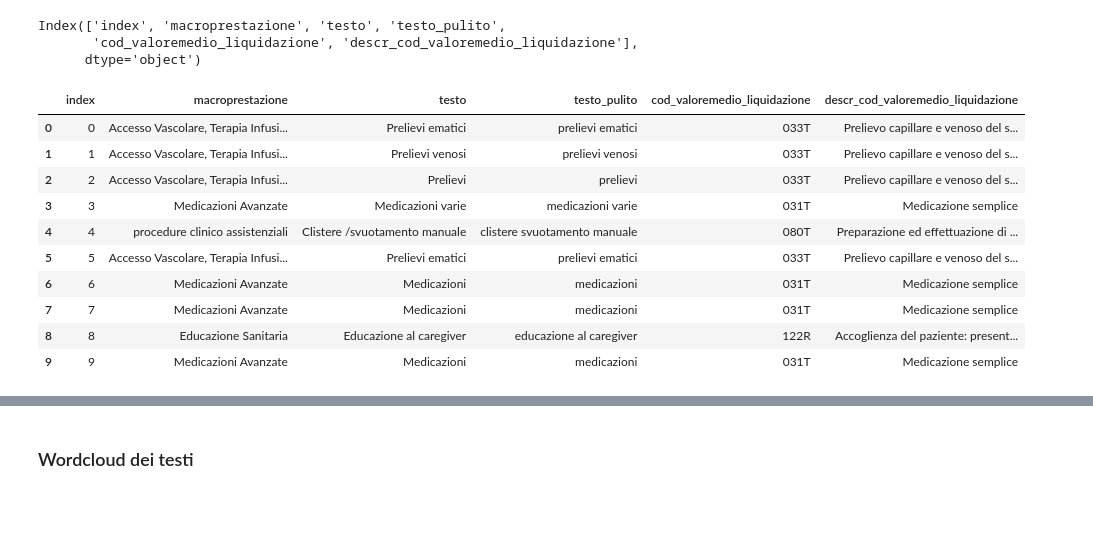
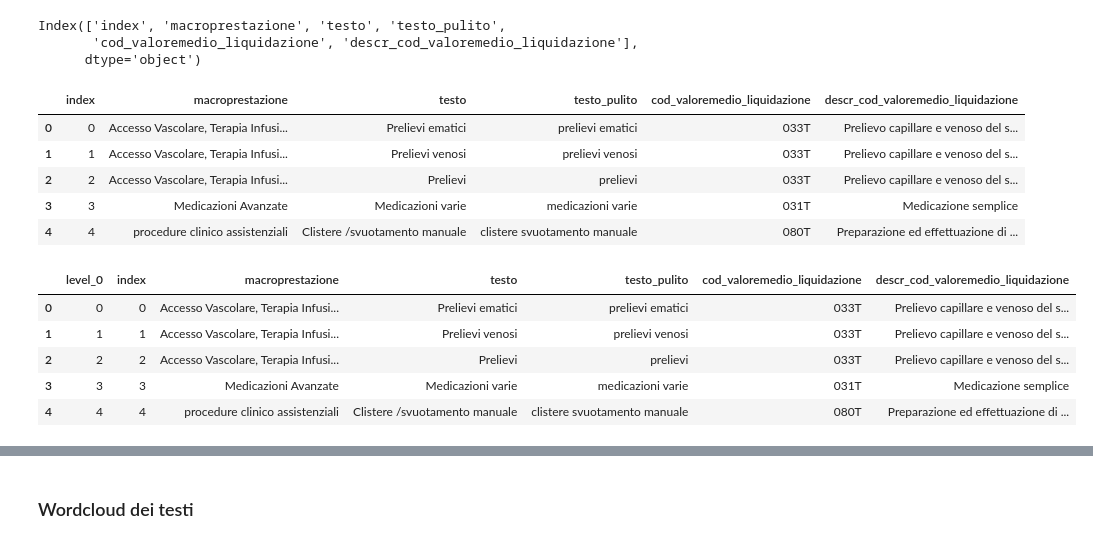
Before and after one commit to istat-methodology/fnopi-classification, a Jupyter notebook: FNOPI.ipynb, the cells around one changed output, grey strips where cells are left out. Cells and saved outputs as stored; diff of their text form; code cells hidden in the pictures; blank space fills up the shorter version.

```diff
--- a/FNOPI.ipynb
+++ b/FNOPI.ipynb
@@ -18,18 +9,2 @@ import platform
 def is_running_on_azure():
     return "AML_CloudName" in os.environ
-# %%
-import requests
-
-if is_running_on_azure() is True:
-    url = url+"Macroprestazioni_infermieristiche.xlsx?" + sas_token
-
-    response = requests.get(url)
-    if response.status_code == 200:
-        with open("Macroprestazioni_infermieristiche.xlsx", "wb") as f:
-            f.write(response.content)
-        print("Download completato.")
-        df_prestazioni_inf = pd.read_excel("Macroprestazioni_infermieristiche.xlsx")
-    else:
-        print(f"Errore: {response.status_code}")
-else:
-    df_prestazioni_inf = pd.read_excel("dataset/Macroprestazioni_infermieristiche.xlsx")
@@ -37,0 +11,11 @@ Download completato.
+# %%
+if is_running_on_azure() is True:
+    from azure.ai.ml import MLClient
+    from azure.identity import DefaultAzureCredential
+
+    ml_client = MLClient.from_config(credential=DefaultAzureCredential())
+    data_asset = ml_client.data.get("fnopi", version="1")
+
+    df_prestazioni_inf = pd.read_excel(data_asset.path+"Macroprestazioni_infermieristiche.xlsx")
+else:
+    df_prestazioni_inf = pd.read_excel("dataset/Macroprestazioni_infermieristiche.xlsx")
@@ -184,18 +186,24 @@ df_merge.columns
 Index(['index', 'macroprestazione', 'testo', 'testo_pulito',
        'cod_valoremedio_liquidazione', 'descr_cod_valoremedio_liquidazione'],
       dtype='object')
+# %%
+df_merge.head(5)
+# %% [output]
+|  | index | macroprestazione | testo | testo_pulito | cod_valoremedio_liquidazione | descr_cod_valoremedio_liquidazione |
+| 0 | 0 | Accesso Vascolare, Terapia Infusi... | Prelievi ematici | prelievi ematici | 033T | Prelievo capillare e venoso del s... |
+| 1 | 1 | Accesso Vascolare, Terapia Infusi... | Prelievi venosi | prelievi venosi | 033T | Prelievo capillare e venoso del s... |
+| 2 | 2 | Accesso Vascolare, Terapia Infusi... | Prelievi | prelievi | 033T | Prelievo capillare e venoso del s... |
+| 3 | 3 | Medicazioni Avanzate | Medicazioni varie | medicazioni varie | 031T | Medicazione semplice |
+| 4 | 4 | procedure clinico assistenziali | Clistere /svuotamento manuale | clistere svuotamento manuale | 080T | Preparazione ed effettuazione di ... |
+# %%
+df_merge.reset_index(inplace=True)
 # %%
-df_merge.head(10)
+df_merge.head()
 # %% [output]
-|  | index | macroprestazione | testo | testo_pulito | cod_valoremedio_liquidazione | descr_cod_valoremedio_liquidazione |
-| 0 | 0 | Accesso Vascolare, Terapia Infusi... | Prelievi ematici | prelievi ematici | 033T | Prelievo capillare e venoso del s... |
-| 1 | 1 | Accesso Vascolare, Terapia Infusi... | Prelievi venosi | prelievi venosi | 033T | Prelievo capillare e venoso del s... |
-| 2 | 2 | Accesso Vascolare, Terapia Infusi... | Prelievi | prelievi | 033T | Prelievo capillare e venoso del s... |
-| 3 | 3 | Medicazioni Avanzate | Medicazioni varie | medicazioni varie | 031T | Medicazione semplice |
-| 4 | 4 | procedure clinico assistenziali | Clistere /svuotamento manuale | clistere svuotamento manuale | 080T | Preparazione ed effettuazione di ... |
-| 5 | 5 | Accesso Vascolare, Terapia Infusi... | Prelievi ematici | prelievi ematici | 033T | Prelievo capillare e venoso del s... |
-| 6 | 6 | Medicazioni Avanzate | Medicazioni | medicazioni | 031T | Medicazione semplice |
-| 7 | 7 | Medicazioni Avanzate | Medicazioni | medicazioni | 031T | Medicazione semplice |
-| 8 | 8 | Educazione Sanitaria | Educazione al caregiver | educazione al caregiver | 122R | Accoglienza del paziente: present... |
-| 9 | 9 | Medicazioni Avanzate | Medicazioni | medicazioni | 031T | Medicazione semplice |
+|  | level_0 | index | macroprestazione | testo | testo_pulito | cod_valoremedio_liquidazione | descr_cod_valoremedio_liquidazione |
+| 0 | 0 | 0 | Accesso Vascolare, Terapia Infusi... | Prelievi ematici | prelievi ematici | 033T | Prelievo capillare e venoso del s... |
+| 1 | 1 | 1 | Accesso Vascolare, Terapia Infusi... | Prelievi venosi | prelievi venosi | 033T | Prelievo capillare e venoso del s... |
+| 2 | 2 | 2 | Accesso Vascolare, Terapia Infusi... | Prelievi | prelievi | 033T | Prelievo capillare e venoso del s... |
+| 3 | 3 | 3 | Medicazioni Avanzate | Medicazioni varie | medicazioni varie | 031T | Medicazione semplice |
+| 4 | 4 | 4 | procedure clinico assistenziali | Clistere /svuotamento manuale | clistere svuotamento manuale | 080T | Preparazione ed effettuazione di ... |
 # %%
```
Also changed, not shown: parts of 12 cells of this notebook.
